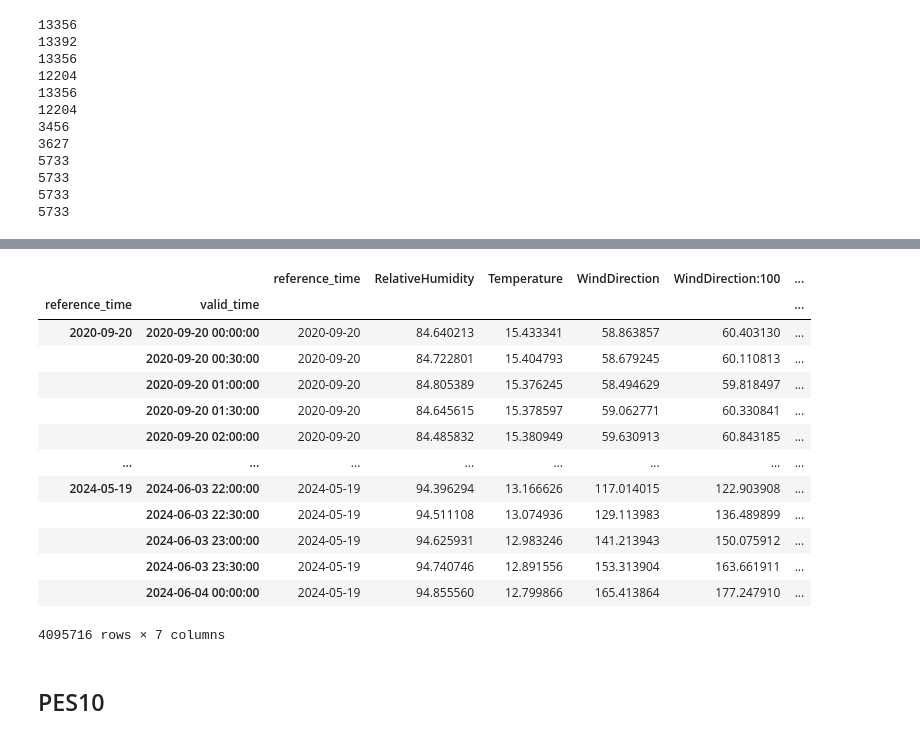
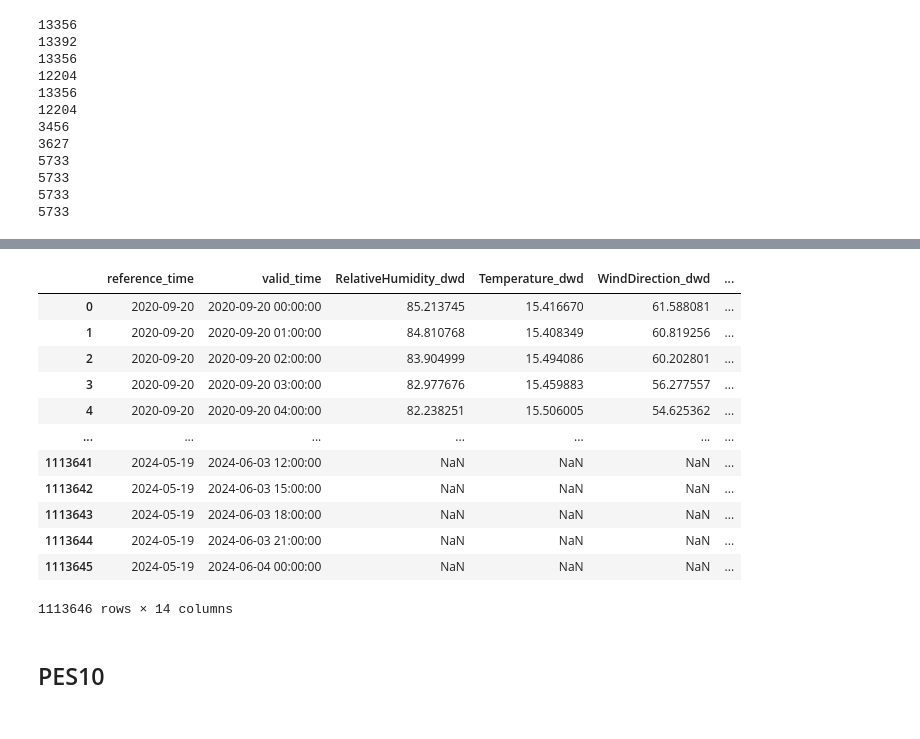
Before and after one commit to P-AEL/Energy_production_price_prediction, a Jupyter notebook: prep_eda.ipynb, the cells around one changed output, grey strips where cells are left out. Saved outputs shown, nothing was run; the diff lists cells and outputs as text; code cells hidden in the pictures.

```diff
--- a/prep_eda.ipynb
+++ b/prep_eda.ipynb
@@ -151,13 +168,13 @@ ncep_hornsea_1_df.dropna(subset=["RelativeHumidity", "Temperature", "WindDirecti
 dwd_h1df_mean = dwd_hornsea_1_df.groupby(["reference_time", "valid_time"])[["RelativeHumidity", "Temperature", "WindDirection", "WindDirection:100", "WindSpeed", "WindSpeed:100"]].mean().reset_index()
 ncep_h1df_mean = ncep_hornsea_1_df.groupby(["reference_time", "valid_time"])[["RelativeHumidity", "Temperature", "WindDirection", "WindDirection:100", "WindSpeed", "WindSpeed:100"]].mean().reset_index()
 # %%
-h1df_conc = dwd_h1df_mean.merge(ncep_h1df_mean, on=["reference_time", "valid_time"], suffixes=("_dwd", "_ncep"), how= "outer")
-# h1df_conc["RelativeHumidity"] = h1df_conc[["RelativeHumidity_dwd", "RelativeHumidity_ncep"]].mean(axis=1)
-# h1df_conc["Temperature"] = h1df_conc[["Temperature_dwd", "Temperature_ncep"]].mean(axis=1)
-# h1df_conc["WindDirection"] = h1df_conc[["WindDirection_dwd", "WindDirection_ncep"]].mean(axis=1)
-# h1df_conc["WindDirection:100"] = h1df_conc[["WindDirection:100_dwd", "WindDirection:100_ncep"]].mean(axis=1)
-# h1df_conc["WindSpeed"] = h1df_conc[["WindSpeed_dwd", "WindSpeed_ncep"]].mean(axis=1)
-# h1df_conc["WindSpeed:100"] = h1df_conc[["WindSpeed:100_dwd", "WindSpeed:100_ncep"]].mean(axis=1)
-h1df_conc["reference_time"] = pd.to_datetime(h1df_conc["reference_time"], format="%Y-%m-%d %H:%M:%S")
-h1df_conc["valid_time"] = pd.to_datetime(h1df_conc["valid_time"], format="%Y-%m-%d %H:%M:%S")
-#h1df_conc = h1df_conc[["reference_time", "valid_time", "RelativeHumidity", "Temperature", "WindDirection", "WindDirection:100", "WindSpeed", "WindSpeed:100"]]
+merged_h1_df = dwd_h1df_mean.merge(ncep_h1df_mean, on=["reference_time", "valid_time"], suffixes=("_dwd", "_ncep"), how= "outer")
+# merged_h1_df["RelativeHumidity"] = merged_h1_df[["RelativeHumidity_dwd", "RelativeHumidity_ncep"]].mean(axis=1)
+# merged_h1_df["Temperature"] = merged_h1_df[["Temperature_dwd", "Temperature_ncep"]].mean(axis=1)
+# merged_h1_df["WindDirection"] = merged_h1_df[["WindDirection_dwd", "WindDirection_ncep"]].mean(axis=1)
+# merged_h1_df["WindDirection:100"] = merged_h1_df[["WindDirection:100_dwd", "WindDirection:100_ncep"]].mean(axis=1)
+# merged_h1_df["WindSpeed"] = merged_h1_df[["WindSpeed_dwd", "WindSpeed_ncep"]].mean(axis=1)
+# merged_h1_df["WindSpeed:100"] = merged_h1_df[["WindSpeed:100_dwd", "WindSpeed:100_ncep"]].mean(axis=1)
+merged_h1_df["reference_time"] = pd.to_datetime(merged_h1_df["reference_time"], format="%Y-%m-%d %H:%M:%S")
+merged_h1_df["valid_time"] = pd.to_datetime(merged_h1_df["valid_time"], format="%Y-%m-%d %H:%M:%S")
+#merged_h1_df = merged_h1_df[["reference_time", "valid_time", "RelativeHumidity", "Temperature", "WindDirection", "WindDirection:100", "WindSpeed", "WindSpeed:100"]]
@@ -180,20 +181,19 @@ h1df_conc
-# %%
-h1df_conc.set_index("valid_time").groupby("reference_time").resample("30min").interpolate("linear")
-# %% [output]
-|  |  | reference_time | RelativeHumidity | Temperature | WindDirection | WindDirection:100 | ... |
-| reference_time | valid_time |  |  |  |  |  | ... |
-| 2020-09-20 | 2020-09-20 00:00:00 | 2020-09-20 | 84.640213 | 15.433341 | 58.863857 | 60.403130 | ... |
-|  | 2020-09-20 00:30:00 | 2020-09-20 | 84.722801 | 15.404793 | 58.679245 | 60.110813 | ... |
-|  | 2020-09-20 01:00:00 | 2020-09-20 | 84.805389 | 15.376245 | 58.494629 | 59.818497 | ... |
-|  | 2020-09-20 01:30:00 | 2020-09-20 | 84.645615 | 15.378597 | 59.062771 | 60.330841 | ... |
-|  | 2020-09-20 02:00:00 | 2020-09-20 | 84.485832 | 15.380949 | 59.630913 | 60.843185 | ... |
-| ... | ... | ... | ... | ... | ... | ... | ... |
-| 2024-05-19 | 2024-06-03 22:00:00 | 2024-05-19 | 94.396294 | 13.166626 | 117.014015 | 122.903908 | ... |
-|  | 2024-06-03 22:30:00 | 2024-05-19 | 94.511108 | 13.074936 | 129.113983 | 136.489899 | ... |
-|  | 2024-06-03 23:00:00 | 2024-05-19 | 94.625931 | 12.983246 | 141.213943 | 150.075912 | ... |
-|  | 2024-06-03 23:30:00 | 2024-05-19 | 94.740746 | 12.891556 | 153.313904 | 163.661911 | ... |
-|  | 2024-06-04 00:00:00 | 2024-05-19 | 94.855560 | 12.799866 | 165.413864 | 177.247910 | ... |
-4095716 rows × 7 columns
+# %%
+merged_h1_df
+# %% [output]
+|  | reference_time | valid_time | RelativeHumidity_dwd | Temperature_dwd | WindDirection_dwd | ... |
+| 0 | 2020-09-20 | 2020-09-20 00:00:00 | 85.213745 | 15.416670 | 61.588081 | ... |
+| 1 | 2020-09-20 | 2020-09-20 01:00:00 | 84.810768 | 15.408349 | 60.819256 | ... |
+| 2 | 2020-09-20 | 2020-09-20 02:00:00 | 83.904999 | 15.494086 | 60.202801 | ... |
+| 3 | 2020-09-20 | 2020-09-20 03:00:00 | 82.977676 | 15.459883 | 56.277557 | ... |
+| 4 | 2020-09-20 | 2020-09-20 04:00:00 | 82.238251 | 15.506005 | 54.625362 | ... |
+| ... | ... | ... | ... | ... | ... | ... |
+| 1113641 | 2024-05-19 | 2024-06-03 12:00:00 | NaN | NaN | NaN | ... |
+| 1113642 | 2024-05-19 | 2024-06-03 15:00:00 | NaN | NaN | NaN | ... |
+| 1113643 | 2024-05-19 | 2024-06-03 18:00:00 | NaN | NaN | NaN | ... |
+| 1113644 | 2024-05-19 | 2024-06-03 21:00:00 | NaN | NaN | NaN | ... |
+| 1113645 | 2024-05-19 | 2024-06-04 00:00:00 | NaN | NaN | NaN | ... |
+1113646 rows × 14 columns
 # %% [markdown]
 ## PES10
 # %%
```
Also changed, not shown: parts of 28 cells of this notebook, 2 other files.
